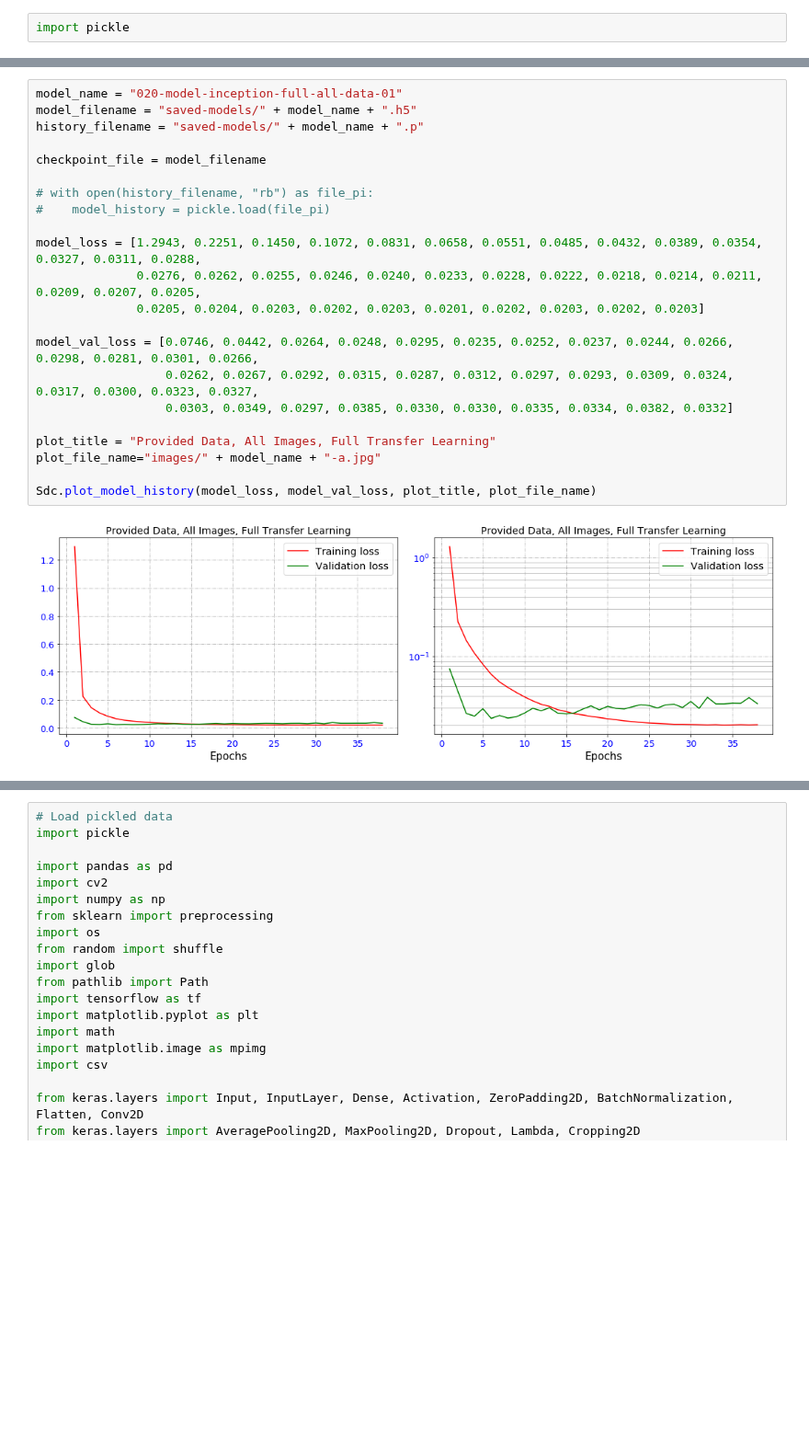
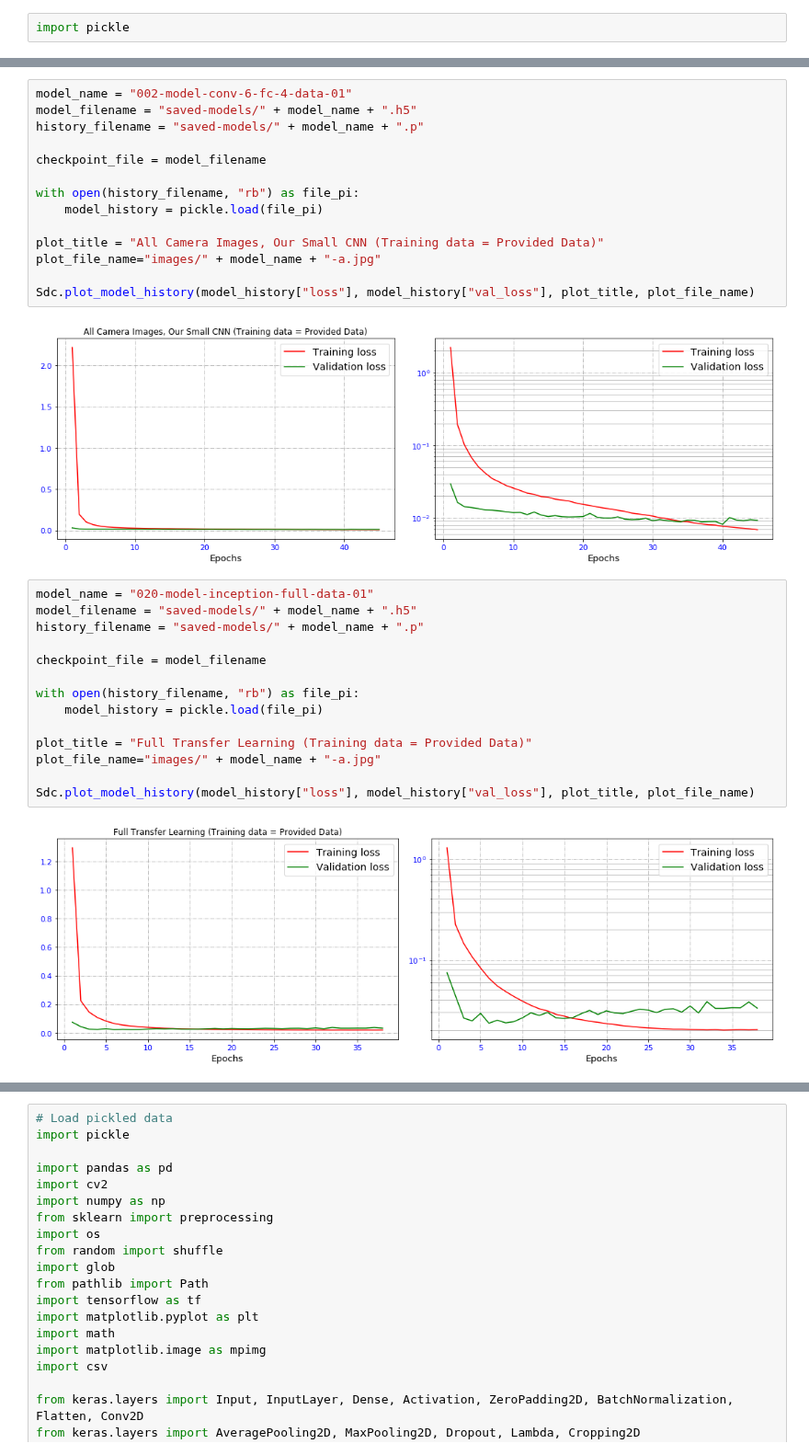
Before and after one commit to Hamidreza3252/CarND-Behavioral-Cloning-P3, a Jupyter notebook: Summary-01.ipynb, the cells around one changed output, grey strips where cells are left out. Shown at 92% size. Cells and saved outputs as stored; diff of their text form; blank space fills up the shorter version.

```diff
--- a/Summary-01.ipynb
+++ b/Summary-01.ipynb
@@ -192,24 +396,32 @@ from dataProcessingModules import DataGenerator4Regression
-# %%
-model_name = "020-model-inception-full-all-data-01"
-model_filename = "saved-models/" + model_name + ".h5"
-history_filename = "saved-models/" + model_name + ".p"
-
-checkpoint_file = model_filename
-
-# with open(history_filename, "rb") as file_pi:
-#    model_history = pickle.load(file_pi)
-
-model_loss = [1.2943, 0.2251, 0.1450, 0.1072, 0.0831, 0.0658, 0.0551, 0.0485, 0.0432, 0.0389, 0.0354, 0.0327, 0.0311, 0.0288,
-              0.0276, 0.0262, 0.0255, 0.0246, 0.0240, 0.0233, 0.0228, 0.0222, 0.0218, 0.0214, 0.0211, 0.0209, 0.0207, 0.0205,
-              0.0205, 0.0204, 0.0203, 0.0202, 0.0203, 0.0201, 0.0202, 0.0203, 0.0202, 0.0203]
-
-model_val_loss = [0.0746, 0.0442, 0.0264, 0.0248, 0.0295, 0.0235, 0.0252, 0.0237, 0.0244, 0.0266, 0.0298, 0.0281, 0.0301, 0.0266,
-                  0.0262, 0.0267, 0.0292, 0.0315, 0.0287, 0.0312, 0.0297, 0.0293, 0.0309, 0.0324, 0.0317, 0.0300, 0.0323, 0.0327,
-                  0.0303, 0.0349, 0.0297, 0.0385, 0.0330, 0.0330, 0.0335, 0.0334, 0.0382, 0.0332]
-
-plot_title = "Provided Data, All Images, Full Transfer Learning"
-plot_file_name="images/" + model_name + "-a.jpg"
-
-Sdc.plot_model_history(model_loss, model_val_loss, plot_title, plot_file_name)
-# %% [output]
-[figure, removed]
+# %%
+model_name = "002-model-conv-6-fc-4-data-01"
+model_filename = "saved-models/" + model_name + ".h5"
+history_filename = "saved-models/" + model_name + ".p"
+
+checkpoint_file = model_filename
+
+with open(history_filename, "rb") as file_pi:
+    model_history = pickle.load(file_pi)
+
+plot_title = "All Camera Images, Our Small CNN (Training data = Provided Data)"
+plot_file_name="images/" + model_name + "-a.jpg"
+
+Sdc.plot_model_history(model_history["loss"], model_history["val_loss"], plot_title, plot_file_name)
+# %% [output]
+[figure, added]
+# %%
+model_name = "020-model-inception-full-data-01"
+model_filename = "saved-models/" + model_name + ".h5"
+history_filename = "saved-models/" + model_name + ".p"
+
+checkpoint_file = model_filename
+
+with open(history_filename, "rb") as file_pi:
+    model_history = pickle.load(file_pi)
+
+plot_title = "Full Transfer Learning (Training data = Provided Data)"
+plot_file_name="images/" + model_name + "-a.jpg"
+
+Sdc.plot_model_history(model_history["loss"], model_history["val_loss"], plot_title, plot_file_name)
+# %% [output]
+[figure, added]
```
Also changed, not shown: parts of 9 cells of this notebook, 28 other files.
